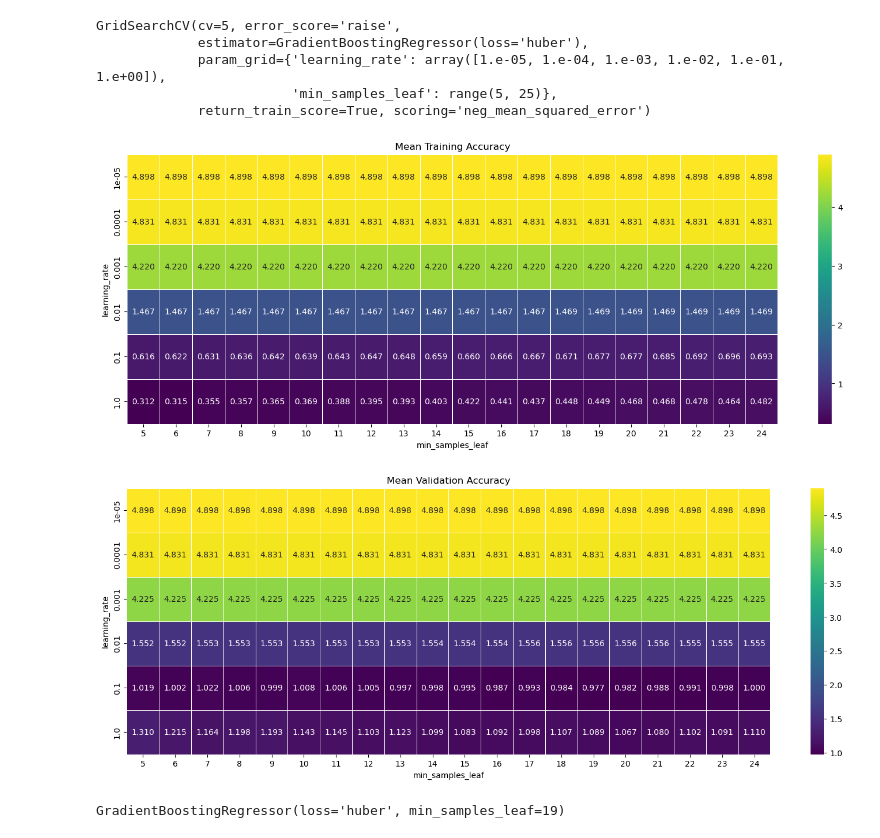
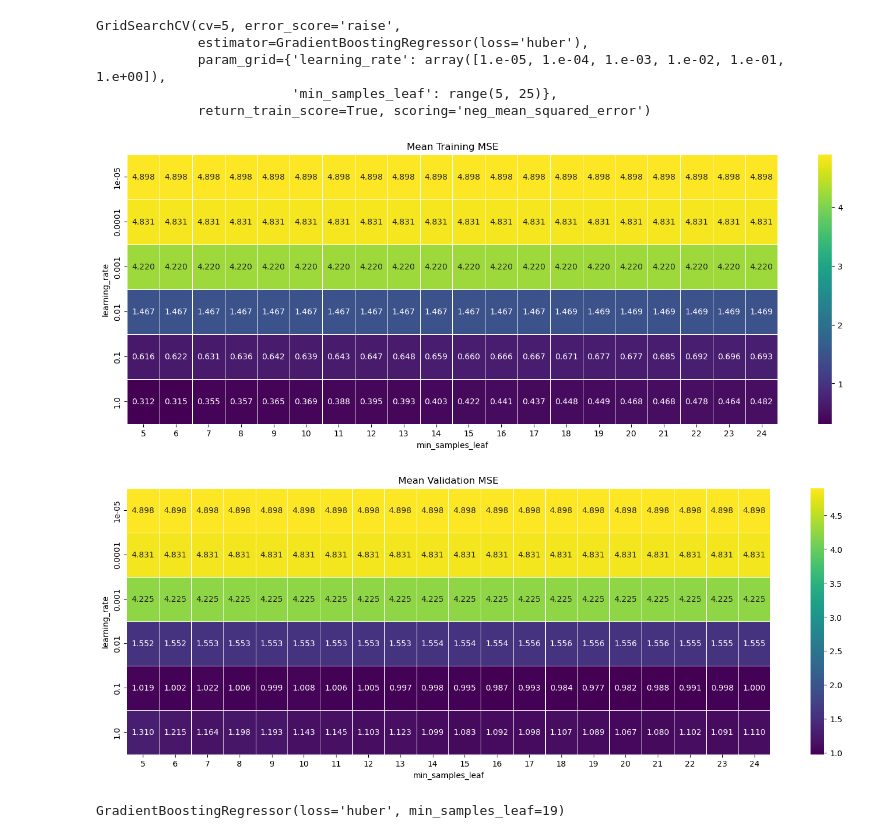
Before and after one commit to Lilach-Biton/ML_Intro, a Jupyter notebook: Wet/HW3/213930175-205764517.ipynb, the cells around one changed output. Saved outputs shown, nothing was run; the diff lists cells and outputs as text; code cells hidden in the pictures.

```diff
--- a/Wet/HW3/213930175-205764517.ipynb
+++ b/Wet/HW3/213930175-205764517.ipynb
@@ -570,22 +566,22 @@ GridSearchCV(cv=5, error_score='raise',
 # %%
 validation_acc_df = pd.DataFrame(grid_search.cv_results_['mean_test_score'].reshape(len(lr_list), len(min_samples_range)), index=lr_list, columns=min_samples_range)
 train_acc_df = pd.DataFrame(grid_search.cv_results_['mean_train_score'].reshape(len(lr_list), len(min_samples_range)), index=lr_list, columns=min_samples_range)
 
 plt.figure(figsize=(18, 6))
 h = sns.heatmap(-train_acc_df, cmap='viridis', annot=True, fmt=".3f", linewidths=.5)
-plt.title('Mean Training Accuracy')
+plt.title('Mean Training MSE')
 plt.xlabel('min_samples_leaf')
 plt.ylabel('learning_rate')
 plt.show()
 plt.figure(figsize=(18, 6))
 h = sns.heatmap(-validation_acc_df, cmap='viridis', annot=True, fmt=".3f", linewidths=.5)
-plt.title('Mean Validation Accuracy')
+plt.title('Mean Validation MSE')
 plt.xlabel('min_samples_leaf')
 plt.ylabel('learning_rate')
 plt.show()
 # %% [output]
-[figure, old version]
+[figure, new version]
-[figure, old version]
+[figure, new version]
 # %%
 best_GBM = GradientBoostingRegressor(learning_rate=0.1,min_samples_leaf=19, loss='huber')
 best_GBM.fit(X_train_gbm, y_train_all)
```
Also changed, not shown: parts of 5 cells of this notebook, 3 other files.
